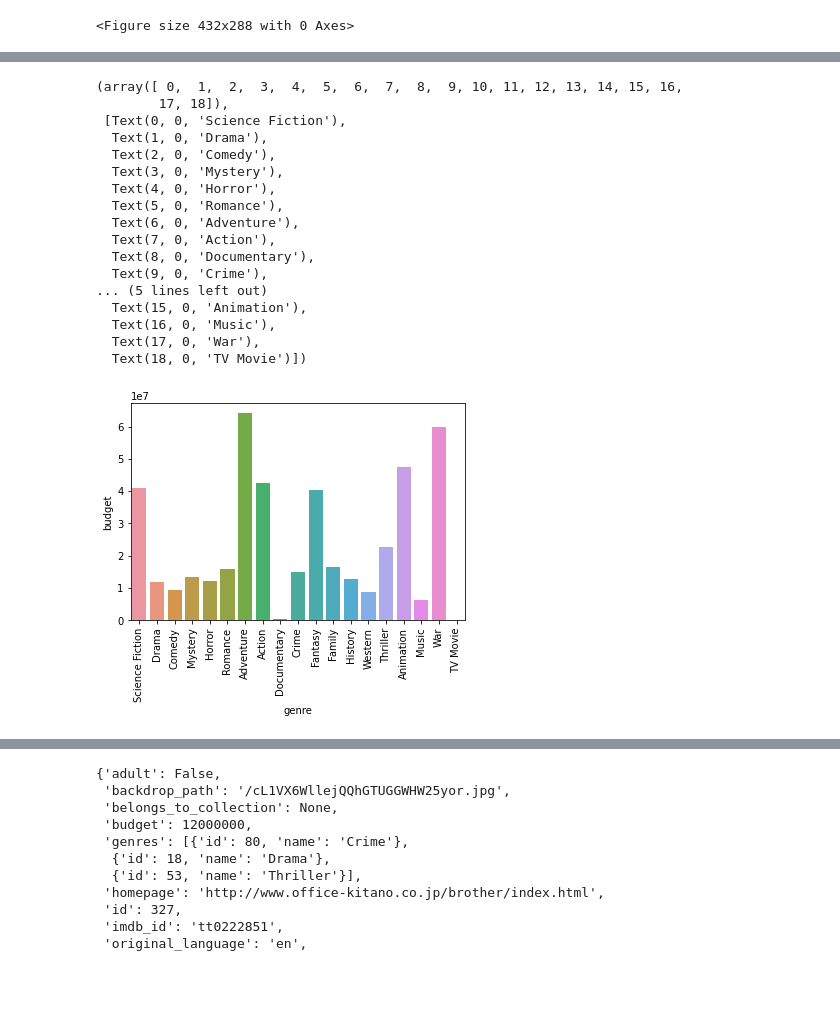
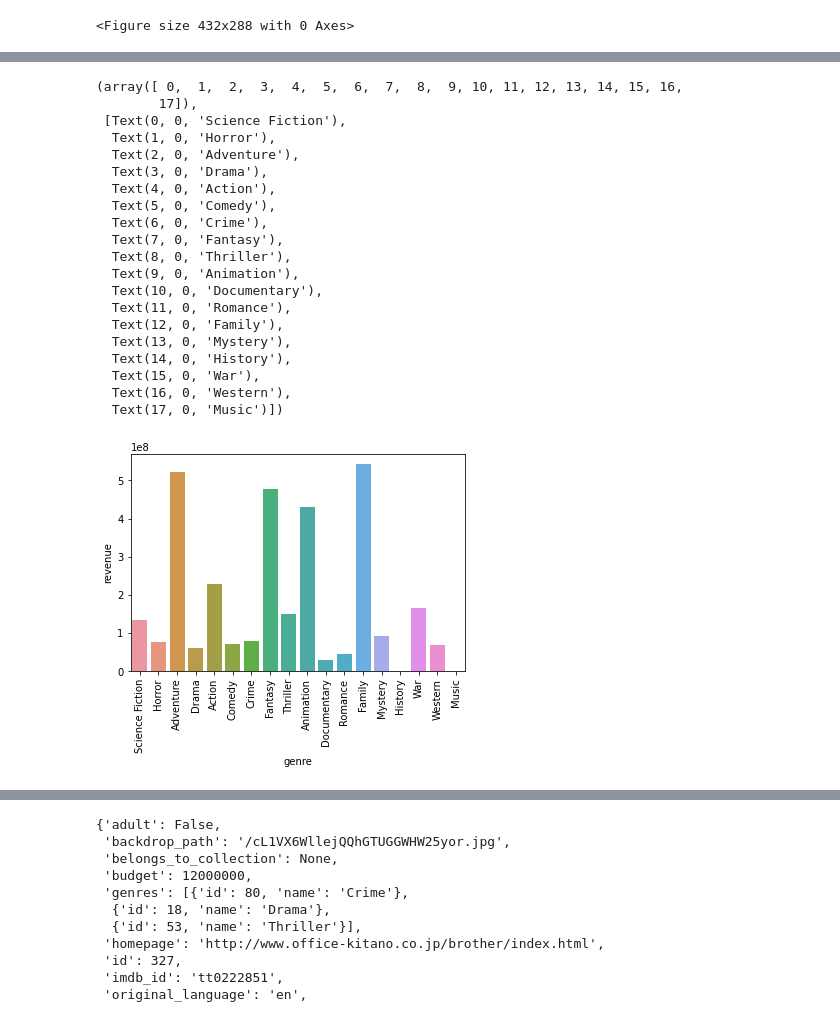
Before and after one commit to rdjames1996/Project-3-film-dashboard, a Jupyter notebook: Roy/project3.ipynb, the cells around one changed output, grey strips where cells are left out. Cells and saved outputs as stored; diff of their text form; code cells hidden in the pictures; blank space fills up the shorter version.

Commit message:
movie_analysis

```diff
--- a/Roy/project3.ipynb
+++ b/Roy/project3.ipynb
@@ -248,25 +513,28 @@ plt.tight_layout()
 # %%
-movie_filtered.groupby('genre', as_index=False)['budget'].mean()
-p = sns.barplot('genre', 'budget', data=movie_df, ci=False)
+movie_filtered.groupby('genre', as_index=False)['revenue'].mean()
+p = sns.barplot('genre', 'revenue', data=movie_filtered, ci=False)
 plt.xticks(rotation=90)
 # %% [output]
 (array([ 0,  1,  2,  3,  4,  5,  6,  7,  8,  9, 10, 11, 12, 13, 14, 15, 16,
-        17, 18]),
+        17]),
  [Text(0, 0, 'Science Fiction'),
-  Text(1, 0, 'Drama'),
-  Text(2, 0, 'Comedy'),
-  Text(3, 0, 'Mystery'),
-  Text(4, 0, 'Horror'),
-  Text(5, 0, 'Romance'),
-  Text(6, 0, 'Adventure'),
-  Text(7, 0, 'Action'),
-  Text(8, 0, 'Documentary'),
-  Text(9, 0, 'Crime'),
-... (5 lines left out)
-  Text(15, 0, 'Animation'),
-  Text(16, 0, 'Music'),
-  Text(17, 0, 'War'),
-  Text(18, 0, 'TV Movie')])
+  Text(1, 0, 'Horror'),
+  Text(2, 0, 'Adventure'),
+  Text(3, 0, 'Drama'),
+  Text(4, 0, 'Action'),
+  Text(5, 0, 'Comedy'),
+  Text(6, 0, 'Crime'),
+  Text(7, 0, 'Fantasy'),
+  Text(8, 0, 'Thriller'),
+  Text(9, 0, 'Animation'),
+  Text(10, 0, 'Documentary'),
+  Text(11, 0, 'Romance'),
+  Text(12, 0, 'Family'),
+  Text(13, 0, 'Mystery'),
+  Text(14, 0, 'History'),
+  Text(15, 0, 'War'),
+  Text(16, 0, 'Western'),
+  Text(17, 0, 'Music')])
-[figure, old version]
+[figure, new version]
 # %%
 movie_filtered.groupby('genre', as_index=False)['revenue'].mean()
```
Also changed, not shown: parts of 24 cells of this notebook, 12 other files.
